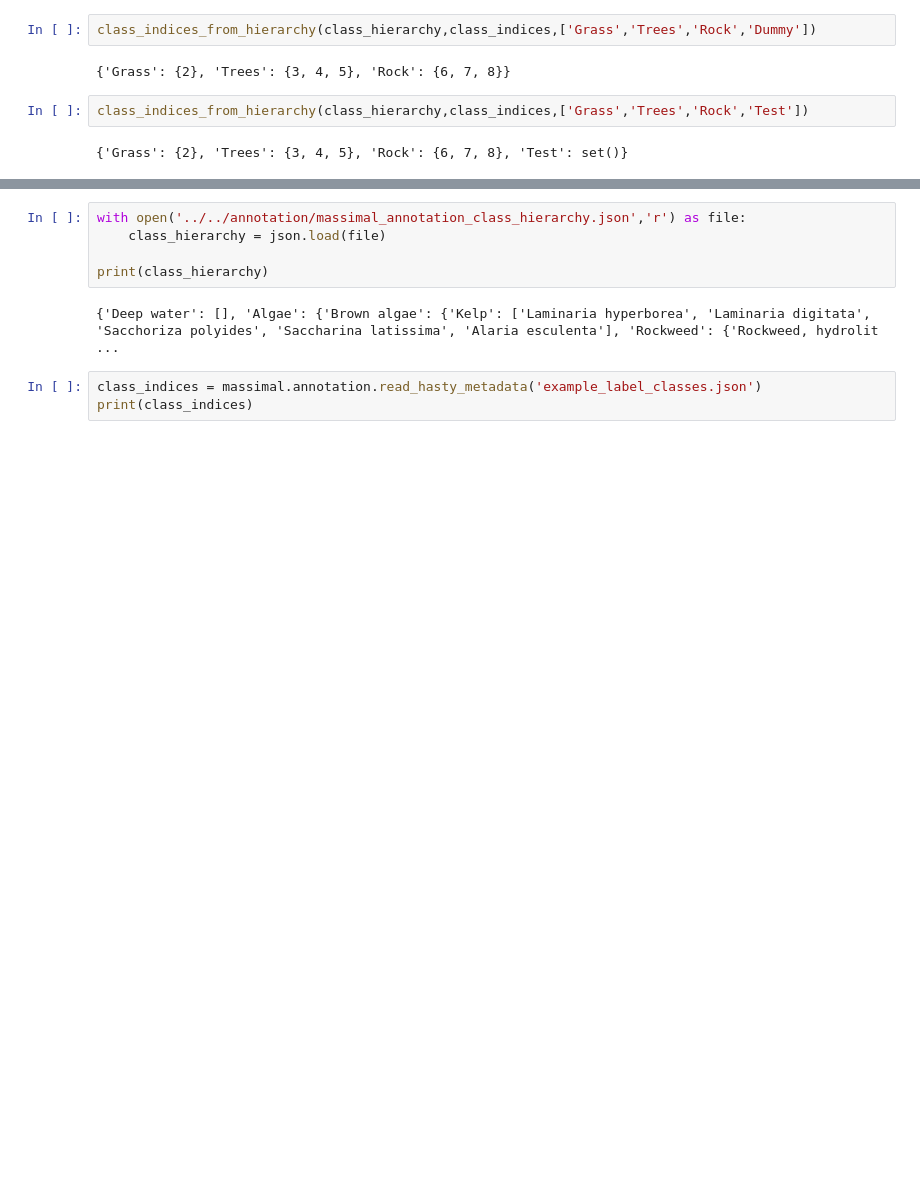
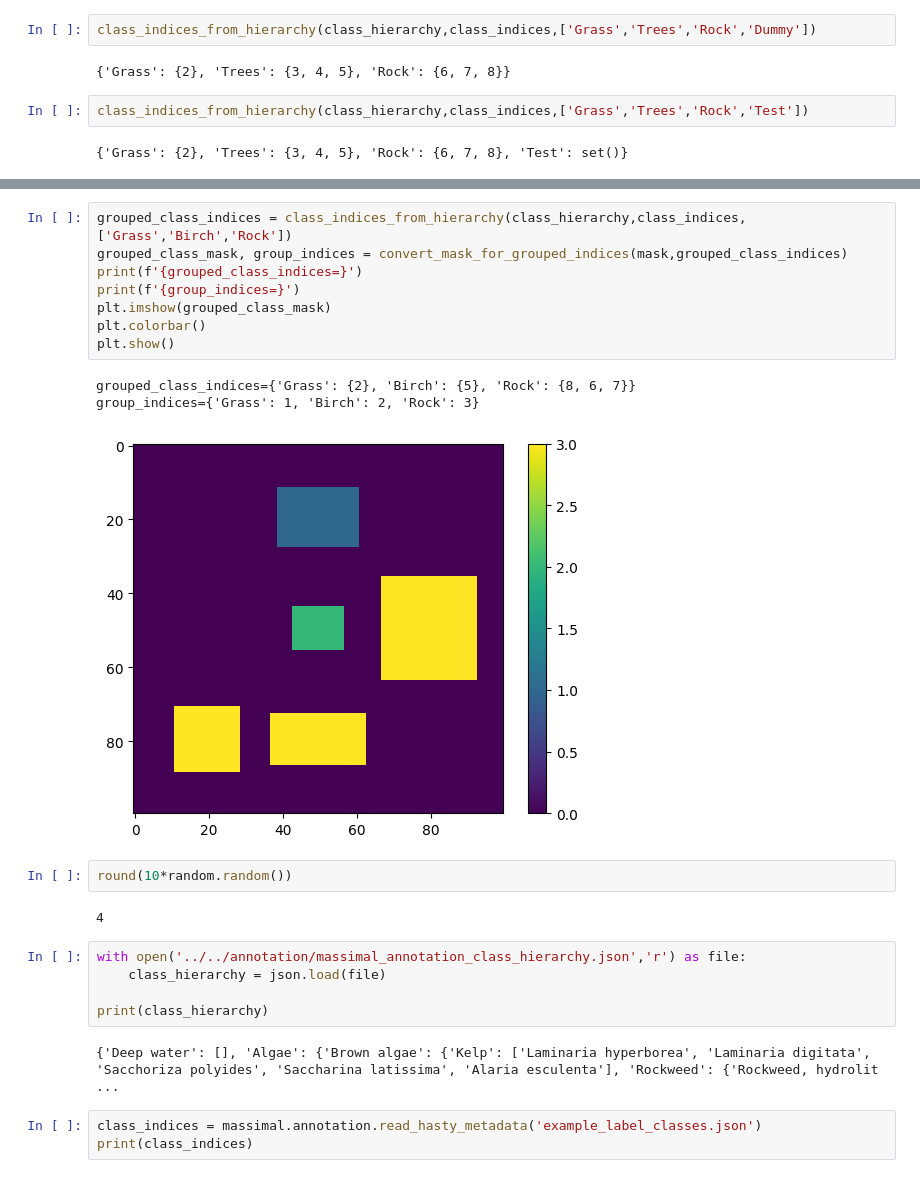
Before and after one commit to mh-skjelvareid/massimal, a Jupyter notebook: prelim/annotation/prelim_group_class_indices_from_hierarchy.ipynb, the cells around one changed output, grey strips where cells are left out. Drawn from its saved outputs; the diff is of its cells as text; blank space fills up the shorter version.

```diff
--- a/prelim/annotation/prelim_group_class_indices_from_hierarchy.ipynb
+++ b/prelim/annotation/prelim_group_class_indices_from_hierarchy.ipynb
@@ -119,3 +180,19 @@ class_indices_from_hierarchy(class_hierarchy,class_indices,['Grass','Trees','Roc
+# %%
+grouped_class_indices = class_indices_from_hierarchy(class_hierarchy,class_indices,['Grass','Birch','Rock'])
+grouped_class_mask, group_indices = convert_mask_for_grouped_indices(mask,grouped_class_indices)
+print(f'{grouped_class_indices=}')
+print(f'{group_indices=}')
+plt.imshow(grouped_class_mask)
+plt.colorbar()
+plt.show()
+# %% [output]
+grouped_class_indices={'Grass': {2}, 'Birch': {5}, 'Rock': {8, 6, 7}}
+group_indices={'Grass': 1, 'Birch': 2, 'Rock': 3}
+[figure, added]
+# %%
+round(10*random.random())
+# %% [output]
+4
 # %%
 with open('../../annotation/massimal_annotation_class_hierarchy.json','r') as file:
     class_hierarchy = json.load(file)
```
Also changed, not shown: parts of 4 cells of this notebook.
